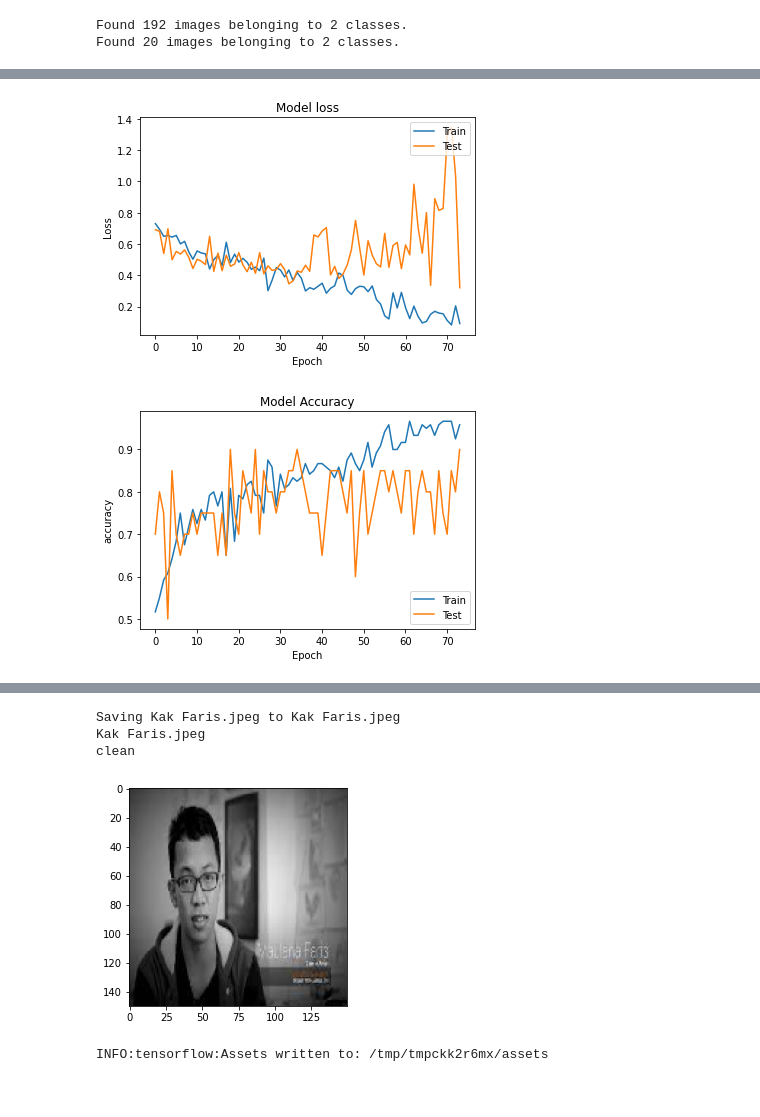
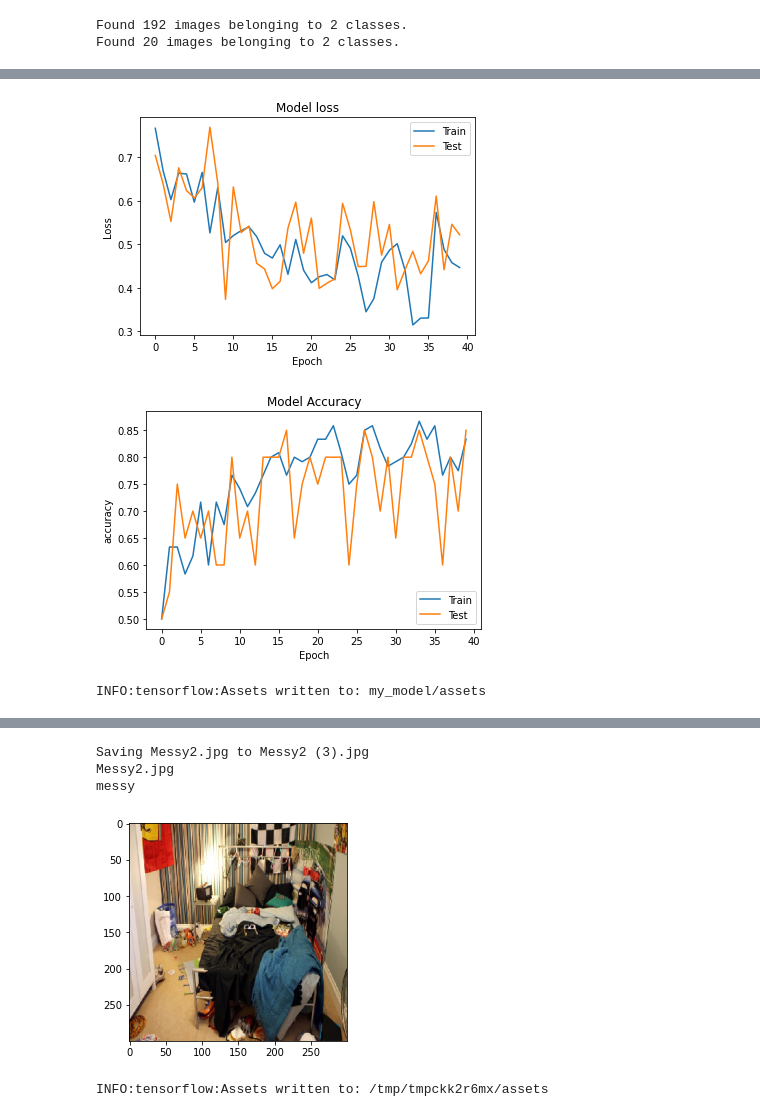
Before and after one commit to blankon123/random-analytics, a Jupyter notebook: Messy_VS_Tidy.ipynb, the cells around one changed output, grey strips where cells are left out. Drawn from its saved outputs; the diff is of its cells as text; code cells hidden in the pictures.

```diff
--- a/Messy_VS_Tidy.ipynb
+++ b/Messy_VS_Tidy.ipynb
@@ -116,7 +126,7 @@ test_datagen = ImageDataGenerator(
                     shear_range = 0.2,
                     fill_mode = 'nearest')
 # %%
-ukuran_target = (150,150)
+ukuran_target = (300,300)
 train_generator = train_datagen.flow_from_directory(
         train_dir,  # direktori data latih
         target_size=ukuran_target,  # mengubah resolusi seluruh gambar menjadi 150x150 piksel
@@ -135,15 +145,17 @@ Found 20 images belonging to 2 classes.
 # %%
 tf.keras.backend.clear_session()
 model = tf.keras.models.Sequential([
-    tf.keras.layers.Conv2D(32, (3,3), activation='relu', input_shape=(150, 150, 3)),
+    tf.keras.layers.Conv2D(32, (3,3), activation='relu', input_shape=(300, 300, 3)),
     tf.keras.layers.MaxPooling2D(2, 2),
     tf.keras.layers.Conv2D(64, (3,3), activation='relu'),
     tf.keras.layers.MaxPooling2D(2,2),
     tf.keras.layers.Conv2D(128, (3,3), activation='relu'),
     tf.keras.layers.MaxPooling2D(2,2),
+    # tf.keras.layers.Dropout(0.5),
     tf.keras.layers.Conv2D(128, (3,3), activation='relu'),
     tf.keras.layers.MaxPooling2D(2,2),
     tf.keras.layers.Flatten(),
     tf.keras.layers.Dense(512, activation='relu'),
     tf.keras.layers.Dense(1, activation='sigmoid')
 ])
+model.summary()
@@ -150,17 +180,17 @@ model = tf.keras.models.Sequential([
 # %%
-from tensorflow.keras.applications.inception_v3 import InceptionV3
-tf.keras.backend.clear_session()
+# from tensorflow.keras.applications.inception_v3 import InceptionV3
+# tf.keras.backend.clear_session()
 
-model = tf.keras.models.Sequential([
-    InceptionV3(weights = "imagenet", include_top = False, input_shape = (150, 150, 3)),
-    tf.keras.layers.Flatten(),
-    tf.keras.layers.Dense(64, activation='relu'),
-    tf.keras.layers.Dense(16, activation='relu'),
-    tf.keras.layers.Dense(4, activation='relu'),
-    tf.keras.layers.Dropout(0.5),
-    tf.keras.layers.Dense(1, activation='softmax')
-])
+# model = tf.keras.models.Sequential([
+#     InceptionV3(weights = "imagenet", include_top = False, input_shape = (150, 150, 3)),
+#     tf.keras.layers.Flatten(),
+#     tf.keras.layers.Dense(64, activation='relu'),
+#     tf.keras.layers.Dense(16, activation='relu'),
+#     tf.keras.layers.Dense(4, activation='relu'),
+#     tf.keras.layers.Dropout(0.5),
+#     tf.keras.layers.Dense(1, activation='softmax')
+# ])
 
-model.layers[0].trainable = False
+# model.layers[0].trainable = False
 
-model.summary()
+# model.summary()
@@ -203,9 +215,9 @@ callbacks = myCallback()
 history = model.fit(
       train_generator,
       steps_per_epoch=30,  # berapa batch yang akan dieksekusi pada setiap epoch
-      epochs=100, # tambahkan epochs jika akurasi model belum optimal
+      epochs=40, # tambahkan epochs jika akurasi model belum optimal
       validation_data=validation_generator, # menampilkan akurasi pengujian data validasi
       validation_steps=5,  # berapa batch yang akan dieksekusi pada setiap epoch
-      callbacks=[callbacks],
+      callbacks=[callbacks], #Aktivasi callback jika sudah sesuai keinginan
       verbose=2)
 # %% [output]
@@ -237,7 +249,7 @@ plt.xlabel('Epoch')
 plt.legend(['Train','Test'], loc='upper right')
 plt.show()
 # %% [output]
-[figure, old version]
+[figure, new version]
 # %%
 plt.plot(history.history['accuracy'])
 plt.plot(history.history['val_accuracy'])
@@ -247,40 +259,44 @@ plt.xlabel('Epoch')
 plt.legend(['Train','Test'], loc='lower right')
 plt.show()
 # %% [output]
-[figure, old version]
+[figure, new version]
+# %%
+model.save('my_model')
+# %% [output]
+INFO:tensorflow:Assets written to: my_model/assets
 # %%
 import numpy as np
 from google.colab import files
 from keras.preprocessing import image
 import matplotlib.pyplot as plt
 import matplotlib.image as mpimg
 %matplotlib inline
 
 uploaded = files.upload()
 
 for fn in uploaded.keys():
 
   # predicting images
   path = fn
-  img = image.load_img(path, target_size=(150,150))
+  img = image.load_img(path, target_size=(300,300))
   imgplot = plt.imshow(img)
   x = image.img_to_array(img)
   x = np.expand_dims(x, axis=0)
 
   images = np.vstack([x])
   classes = model.predict(images, batch_size=10)
 
   print(fn)
   if classes==0:
     print('clean')
   else:
     print('messy')
 # %% [output]
 [interactive output not drawn]
-Saving Kak Faris.jpeg to Kak Faris.jpeg
-Kak Faris.jpeg
-clean
+Saving Messy2.jpg to Messy2 (3).jpg
+Messy2.jpg
+messy
-[figure, old version]
+[figure, new version]
 # %%
 # Konversi model.
 converter = tf.lite.TFLiteConverter.from_keras_model(model)
```
Also changed, not shown: parts of 5 cells of this notebook.
